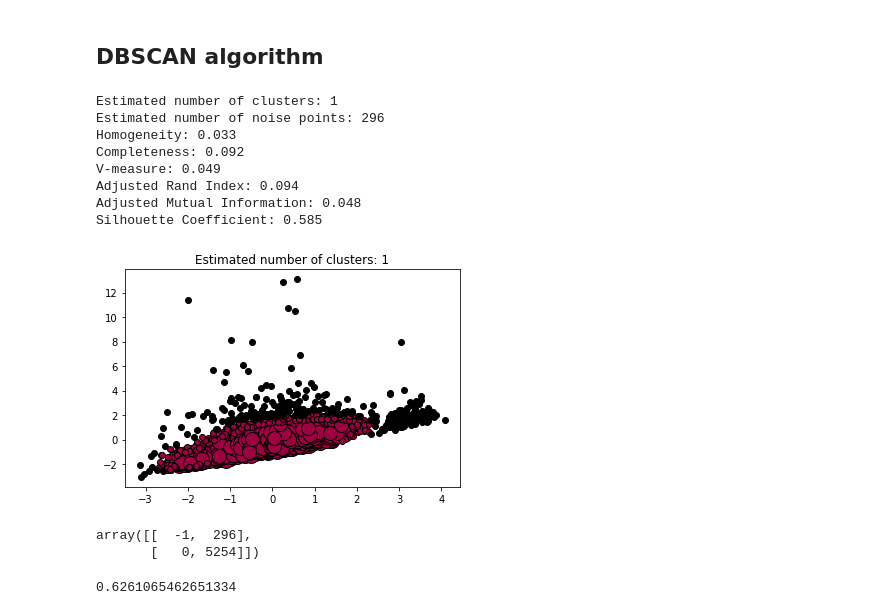
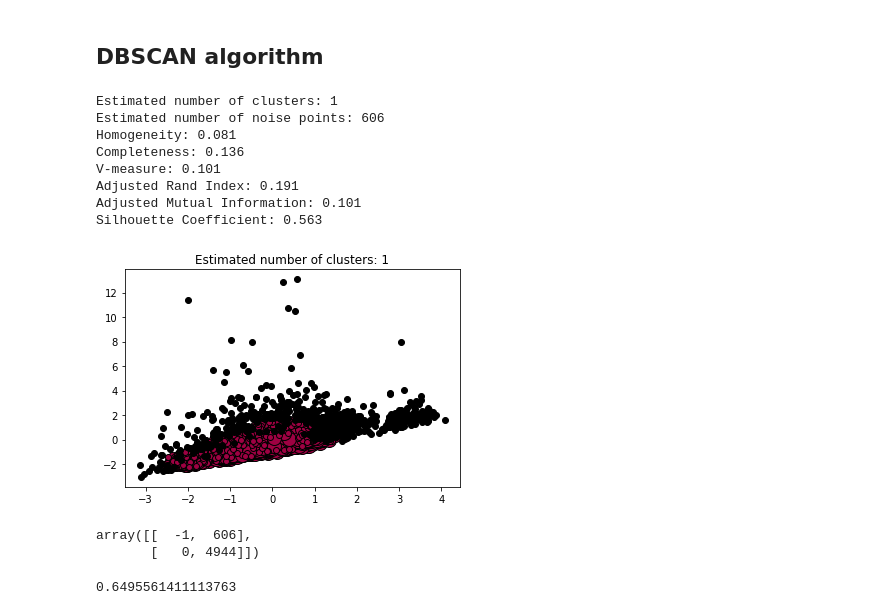
Before and after one commit to Arfameher/machine_conditions-unsupervised, a Jupyter notebook: fan_clustering.ipynb, the cells around one changed output. Saved outputs shown, nothing was run; the diff lists cells and outputs as text; code cells hidden in the pictures.

```diff
--- a/fan_clustering.ipynb
+++ b/fan_clustering.ipynb
@@ -230,7 +230,7 @@ X = StandardScaler().fit_transform(X)
 
 # #############################################################################
 # Compute DBSCAN
-db = DBSCAN(eps=0.5, min_samples=100).fit(X)
+db = DBSCAN(eps=0.4, min_samples=50).fit(X)
 core_samples_mask = np.zeros_like(db.labels_, dtype=bool)
 core_samples_mask[db.core_sample_indices_] = True
 labels_ = db.labels_
@@ -262,48 +262,48 @@ for k, col in zip(unique_labels, colors):
     if k == -1:
         # Black used for noise.
         col = [0, 0, 0, 1]
 
     class_member_mask = labels_ == k
 
     xy = X[class_member_mask & core_samples_mask]
     plt.plot(
         xy[:, 0],
         xy[:, 1],
         "o",
         markerfacecolor=tuple(col),
         markeredgecolor="k",
         markersize=14,
     )
 
     xy = X[class_member_mask & ~core_samples_mask]
     plt.plot(
         xy[:, 0],
         xy[:, 1],
         "o",
         markerfacecolor=tuple(col),
         markeredgecolor="k",
         markersize=6,
     )
 
 plt.title("Estimated number of clusters: %d" % n_clusters_)
 plt.show()
 # %% [output]
 Estimated number of clusters: 1
-Estimated number of noise points: 296
-Homogeneity: 0.033
-Completeness: 0.092
-V-measure: 0.049
-Adjusted Rand Index: 0.094
-Adjusted Mutual Information: 0.048
-Silhouette Coefficient: 0.585
+Estimated number of noise points: 606
+Homogeneity: 0.081
+Completeness: 0.136
+V-measure: 0.101
+Adjusted Rand Index: 0.191
+Adjusted Mutual Information: 0.101
+Silhouette Coefficient: 0.563
-[figure, old version]
+[figure, new version]
 # %%
 (unique, counts) = np.unique(labels_, return_counts=True)
 frequencies = np.asarray((unique, counts)).T
 frequencies
 # %% [output]
-array([[  -1,  296],
-       [   0, 5254]])
+array([[  -1,  606],
+       [   0, 4944]])
 # %%
 label1 = pd.DataFrame(labels_,columns=['class'])
 label1["class"].replace({-1:1}, inplace=True)
@@ -311,4 +311,4 @@ label1["class"].replace({-1:1}, inplace=True)
 # Calcuate the score of true labels against the predicted labels.
 rand_score(label1['class'], df1['class'])
 # %% [output]
-0.6261065462651334
+0.6495561411113763
```
Also changed, not shown: parts of 4 cells of this notebook, 4 other files.
